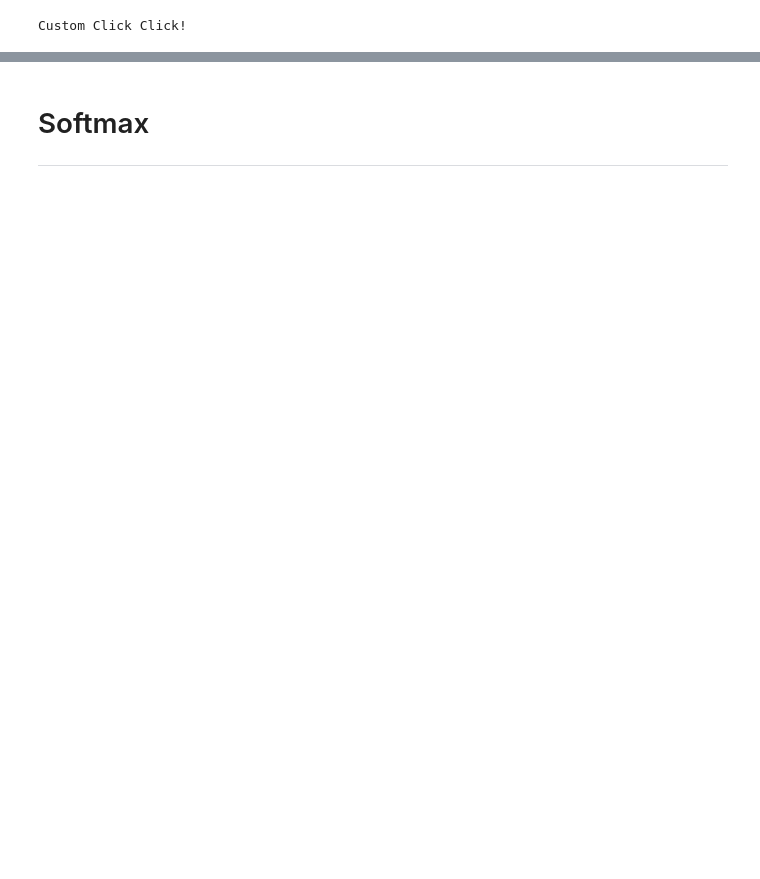
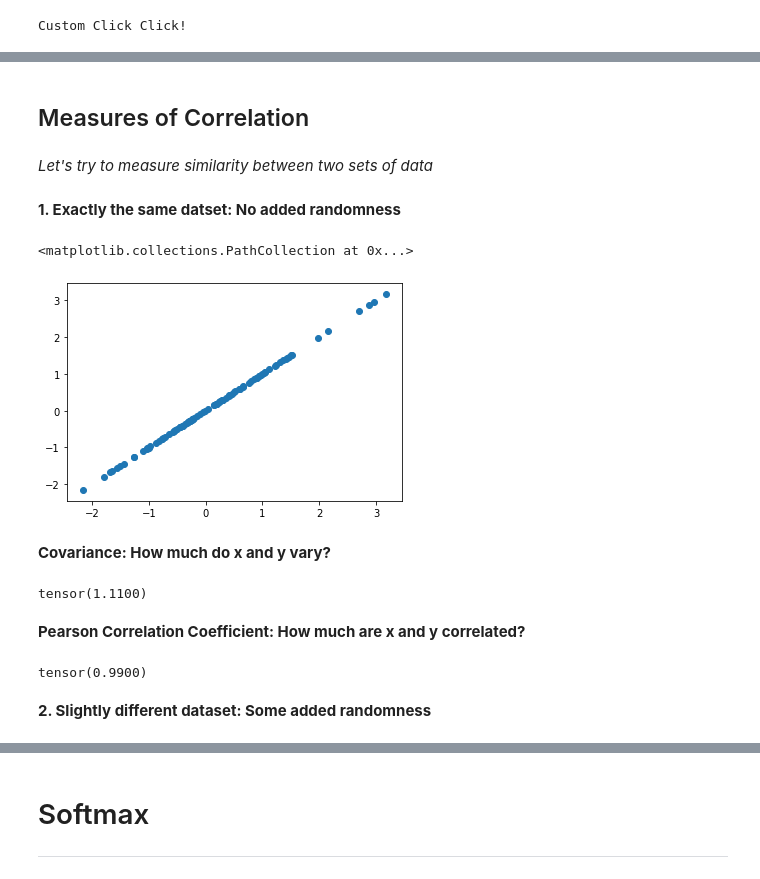
Before and after one commit to AmanDaVinci/DeepOrigins, a Jupyter notebook: notebooks/00_Basics.ipynb, the cells around one changed output, grey strips where cells are left out. Saved outputs shown, nothing was run; the diff lists cells and outputs as text; code cells hidden in the pictures; blank space fills up the shorter version.

```diff
--- a/notebooks/00_Basics.ipynb
+++ b/notebooks/00_Basics.ipynb
@@ -212,0 +476,34 @@ Custom Click Click!
+# %% [markdown]
+## Measures of Correlation
+# %% [markdown]
+*Let's try to measure similarity between two sets of data*
+# %%
+# original dataset
+x = torch.randn(100)
+# %% [markdown]
+**1. Exactly the same datset: No added randomness**
+# %%
+randomness = 0.
+# %%
+# same as x but with added randomness
+y = x + torch.rand_like(x)*randomness
+plt.scatter(x,y)
+# %% [output]
+<matplotlib.collections.PathCollection at 0x...>
+[figure, added]
+# %% [markdown]
+**Covariance: How much do x and y vary?**
+# %%
+cov = ((x - x.mean()) * (y - y.mean())).mean()
+cov
+# %% [output]
+tensor(1.1100)
+# %% [markdown]
+**Pearson Correlation Coefficient: How much are x and y correlated?**
+# %%
+p_corr = cov / (x.std() * y.std())
+p_corr
+# %% [output]
+tensor(0.9900)
+# %% [markdown]
+**2. Slightly different dataset: Some added randomness**
```
Also changed, not shown: parts of 84 cells of this notebook.
